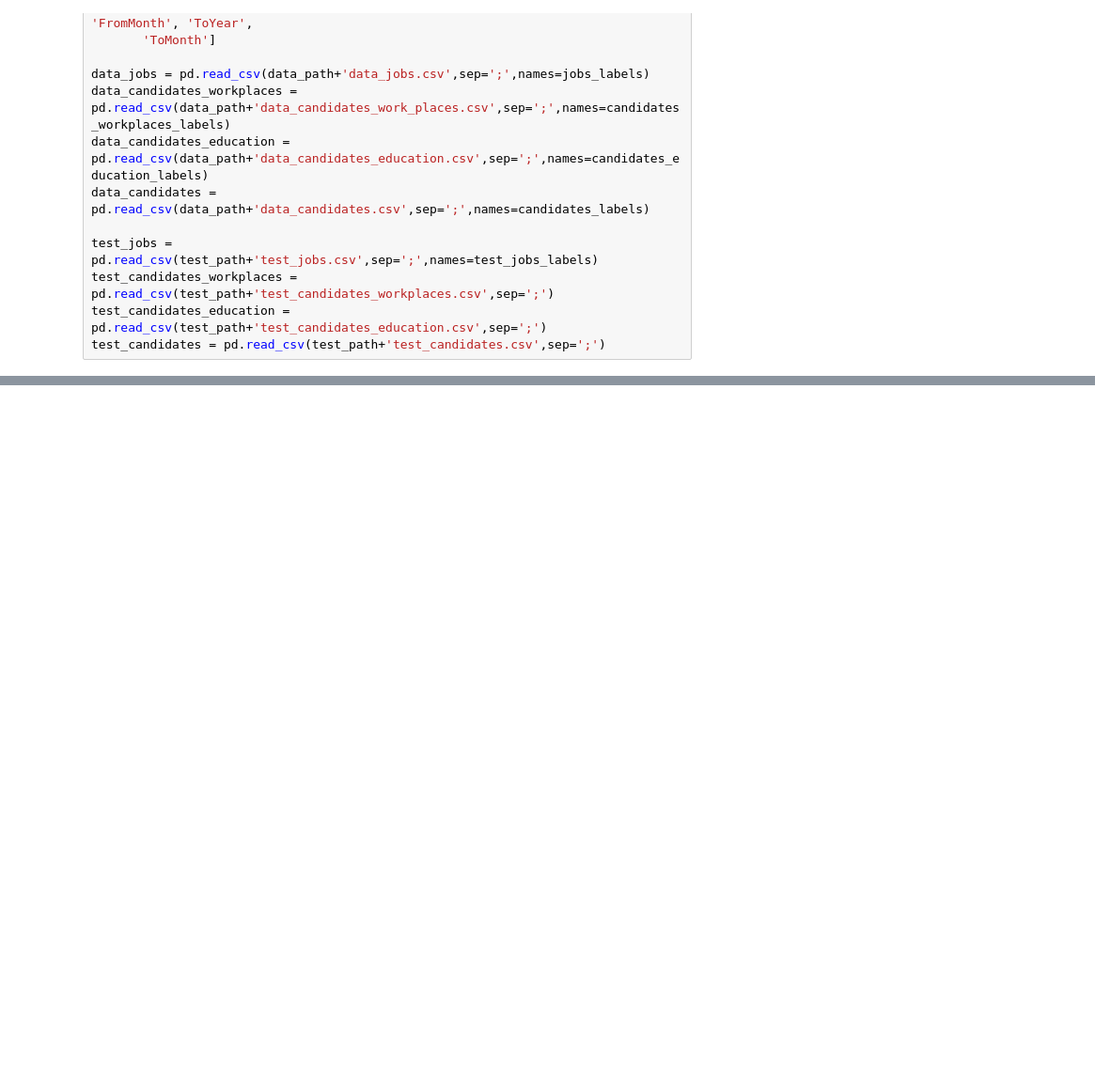
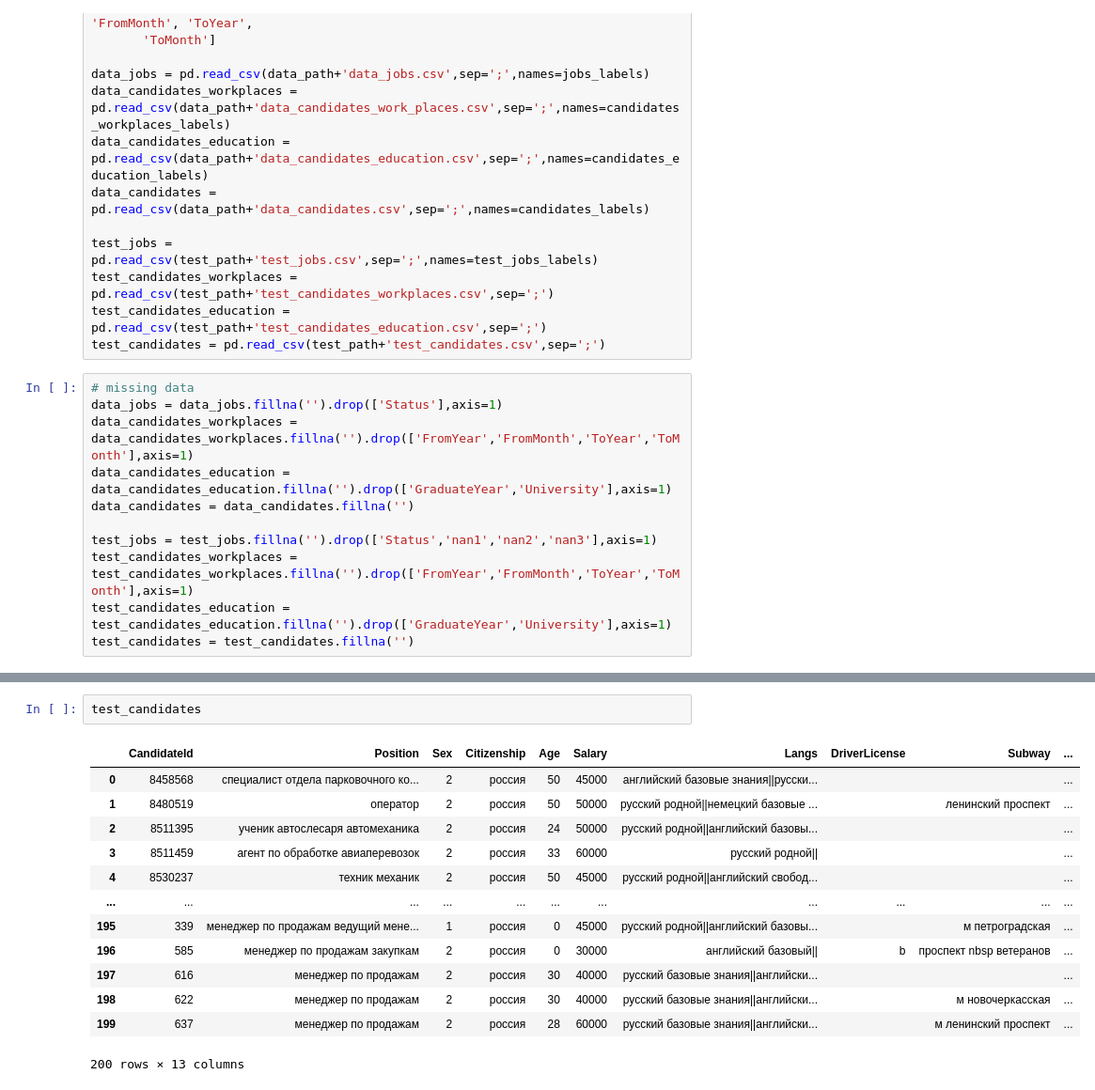
Before and after one commit to VyaliePythony/skolkovohack2022, a Jupyter notebook: src/EDA.ipynb, the cells around one changed output, grey strips where cells are left out. Shown at 94% size. Saved outputs shown, nothing was run; the diff lists cells and outputs as text; blank space fills up the shorter version.

```diff
--- a/src/EDA.ipynb
+++ b/src/EDA.ipynb
@@ -39,3 +41,14 @@ test_jobs = pd.read_csv(test_path+'test_jobs.csv',sep=';',names=test_jobs_labels
 test_candidates_workplaces = pd.read_csv(test_path+'test_candidates_workplaces.csv',sep=';')
 test_candidates_education = pd.read_csv(test_path+'test_candidates_education.csv',sep=';')
 test_candidates = pd.read_csv(test_path+'test_candidates.csv',sep=';')
+# %%
+# missing data
+data_jobs = data_jobs.fillna('').drop(['Status'],axis=1)
+data_candidates_workplaces = data_candidates_workplaces.fillna('').drop(['FromYear','FromMonth','ToYear','ToMonth'],axis=1)
+data_candidates_education = data_candidates_education.fillna('').drop(['GraduateYear','University'],axis=1)
+data_candidates = data_candidates.fillna('')
+
+test_jobs = test_jobs.fillna('').drop(['Status','nan1','nan2','nan3'],axis=1)
+test_candidates_workplaces = test_candidates_workplaces.fillna('').drop(['FromYear','FromMonth','ToYear','ToMonth'],axis=1)
+test_candidates_education = test_candidates_education.fillna('').drop(['GraduateYear','University'],axis=1)
+test_candidates = test_candidates.fillna('')
@@ -64,0 +121,16 @@ list(data_candidates.loc[data_candidates.Skills.notna()].Skills[:5])
+# %%
+test_candidates
+# %% [output]
+|  | CandidateId | Position | Sex | Citizenship | Age | Salary | Langs | DriverLicense | Subway | ... |
+| 0 | 8458568 | специалист отдела парковочного ко... | 2 | россия | 50 | 45000 | английский базовые знания||русски... |  |  | ... |
+| 1 | 8480519 | оператор | 2 | россия | 50 | 50000 | русский родной||немецкий базовые ... |  | ленинский проспект | ... |
+| 2 | 8511395 | ученик автослесаря автомеханика | 2 | россия | 24 | 50000 | русский родной||английский базовы... |  |  | ... |
+| 3 | 8511459 | агент по обработке авиаперевозок | 2 | россия | 33 | 60000 | русский родной|| |  |  | ... |
+| 4 | 8530237 | техник механик | 2 | россия | 50 | 45000 | русский родной||английский свобод... |  |  | ... |
+| ... | ... | ... | ... | ... | ... | ... | ... | ... | ... | ... |
+| 195 | 339 | менеджер по продажам ведущий мене... | 1 | россия | 0 | 45000 | русский родной||английский базовы... |  | м петроградская | ... |
+| 196 | 585 | менеджер по продажам закупкам | 2 | россия | 0 | 30000 | английский базовый|| | b | проспект nbsp ветеранов | ... |
+| 197 | 616 | менеджер по продажам | 2 | россия | 30 | 40000 | русский базовые знания||английски... |  |  | ... |
+| 198 | 622 | менеджер по продажам | 2 | россия | 30 | 40000 | русский базовые знания||английски... |  | м новочеркасская | ... |
+| 199 | 637 | менеджер по продажам | 2 | россия | 28 | 60000 | русский базовые знания||английски... |  | м ленинский проспект | ... |
+200 rows × 13 columns
```
Also changed, not shown: parts of 9 cells of this notebook, 1 other file.
